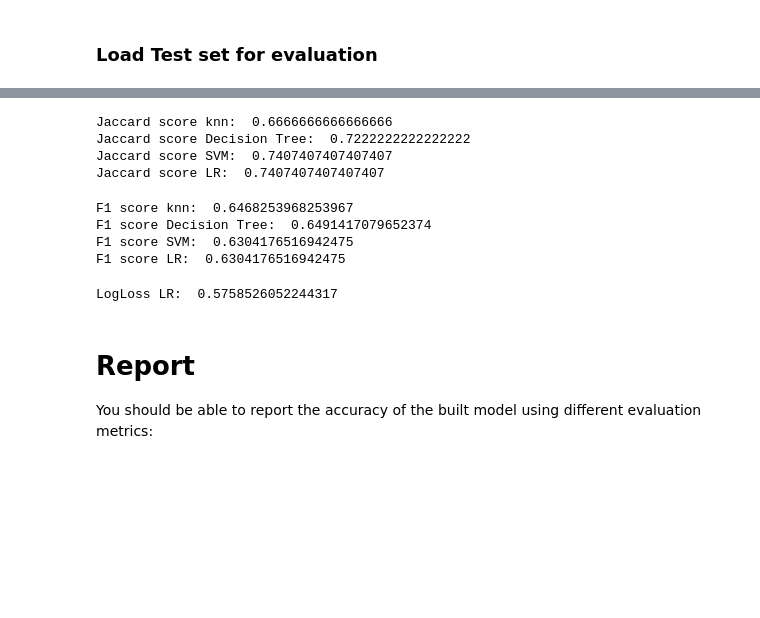
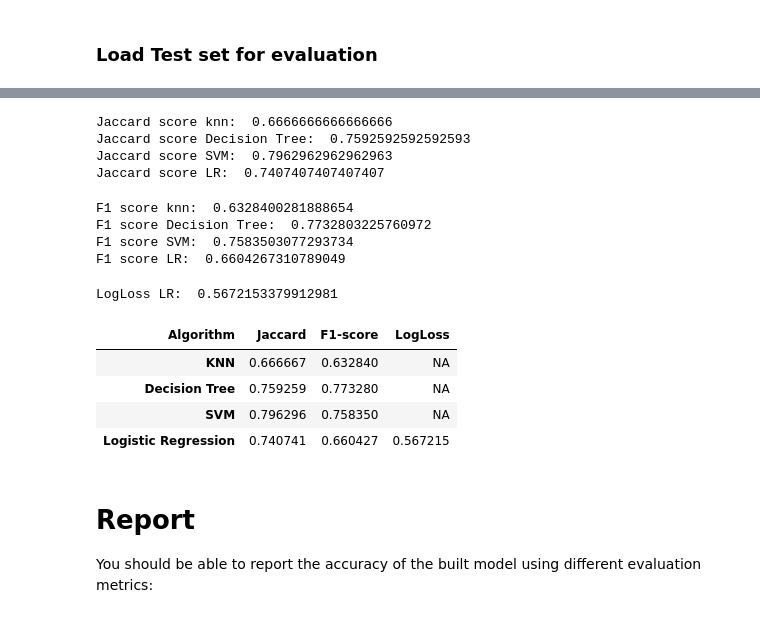
Before and after one commit to DSaenz10/Coursera-IBM-Machine-Learning, a Jupyter notebook: Final Project of Machine Learning .ipynb, the cells around one changed output, grey strips where cells are left out. Cells and saved outputs as stored; diff of their text form; code cells hidden in the pictures; blank space fills up the shorter version.

```diff
--- a/Final Project of Machine Learning .ipynb
+++ b/Final Project of Machine Learning .ipynb
@@ -489,39 +510,68 @@ ValueError: cannot reshape array of size 70 into shape (54,)
 # %%
-jaccard_knn = jaccard_similarity_score(y_test, yhat[0:54])
-jaccard_tree = jaccard_similarity_score(y_test, predTree[0:54])
-jaccard_svm = jaccard_similarity_score(y_test, yhat_svm [0:54])
-jaccard_LR = jaccard_similarity_score(y_test, yhat_LR[0:54])
+#Prediction with load test information
+yhat = neigh.predict(X_evaluation)
+predTree = loanTree.predict(X_evaluation)
+yhat_svm = clf.predict(X_evaluation)
+yhat_LR = LR.predict(X_evaluation)
+yhat_prob_LR = LR.predict_proba(X_evaluation)
+
+jaccard_knn = jaccard_similarity_score(y_loan_test, yhat)
+jaccard_tree = jaccard_similarity_score(y_loan_test, predTree)
+jaccard_svm = jaccard_similarity_score(y_loan_test, yhat_svm)
+jaccard_LR = jaccard_similarity_score(y_loan_test, yhat_LR)
 #Print Values
 print("Jaccard score knn: ",jaccard_knn)
 print("Jaccard score Decision Tree: ",jaccard_tree)
 print("Jaccard score SVM: ",jaccard_svm)
 print("Jaccard score LR: ",jaccard_LR)
+
+jclist = [jaccard_knn, jaccard_tree, jaccard_svm, jaccard_LR]
 # %% [output]
 Jaccard score knn:  0.6666666666666666
-Jaccard score Decision Tree:  0.7222222222222222
-Jaccard score SVM:  0.7407407407407407
+Jaccard score Decision Tree:  0.7592592592592593
+Jaccard score SVM:  0.7962962962962963
 Jaccard score LR:  0.7407407407407407
 # %%
-f1_knn = f1_score(y_test, yhat[0:54], average='weighted')
-f1_tree = f1_score(y_test, predTree[0:54], average='weighted')
-f1_svm = f1_score(y_test, yhat_svm[0:54], average='weighted')
-f1_LR = f1_score(y_test, yhat_LR[0:54], average='weighted')
+f1_knn = f1_score(y_loan_test, yhat, average='weighted')
+f1_tree = f1_score(y_loan_test, predTree, average='weighted')
+f1_svm = f1_score(y_loan_test, yhat_svm, average='weighted')
+f1_LR = f1_score(y_loan_test, yhat_LR, average='weighted')
 #Print Values
 print("F1 score knn: ",f1_knn)
 print("F1 score Decision Tree: ",f1_tree)
 print("F1 score SVM: ",f1_svm)
 print("F1 score LR: ",f1_LR)
+
+f1list = [f1_knn, f1_tree, f1_svm, f1_LR]
 # %% [output]
-F1 score knn:  0.6468253968253967
-F1 score Decision Tree:  0.6491417079652374
-F1 score SVM:  0.6304176516942475
-F1 score LR:  0.6304176516942475
+F1 score knn:  0.6328400281888654
+F1 score Decision Tree:  0.7732803225760972
+F1 score SVM:  0.7583503077293734
+F1 score LR:  0.6604267310789049
-# %%
-log_LR = log_loss(y_test, yhat_prob_LR[0:54])
-#Print Values
-print("LogLoss LR: ",log_LR)
-# %% [output]
-LogLoss LR:  0.5758526052244317
+# %%
+import pandas as pd
+log_LR = log_loss(y_loan_test, yhat_prob_LR)
+#Print Values
+print("LogLoss LR: ",log_LR)
+
+Loglist = ['NA', 'NA', 'NA', log_LR]
+
+
+
+# fomulate the report format
+report = pd.DataFrame(jclist, index=['KNN','Decision Tree','SVM','Logistic Regression'])
+report.columns = ['Jaccard']
+report.insert(loc=1, column='F1-score', value=f1list)
+report.insert(loc=2, column='LogLoss', value=Loglist)
+report.columns.name = 'Algorithm'
+report
+# %% [output]
+LogLoss LR:  0.5672153379912981
+| Algorithm | Jaccard | F1-score | LogLoss |
+| KNN | 0.666667 | 0.632840 | NA |
+| Decision Tree | 0.759259 | 0.773280 | NA |
+| SVM | 0.796296 | 0.758350 | NA |
+| Logistic Regression | 0.740741 | 0.660427 | 0.567215 |
 # %% [markdown]
 # Report
 You should be able to report the accuracy of the built model using different evaluation metrics:
```
Also changed, not shown: parts of 13 cells of this notebook.
